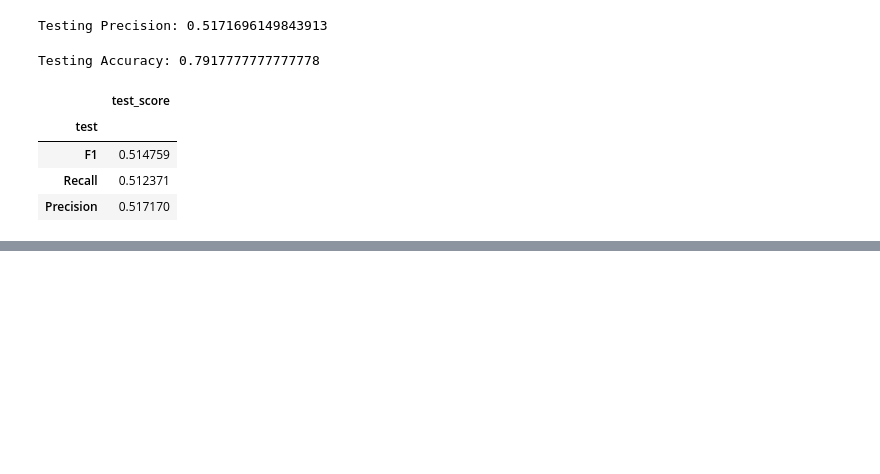
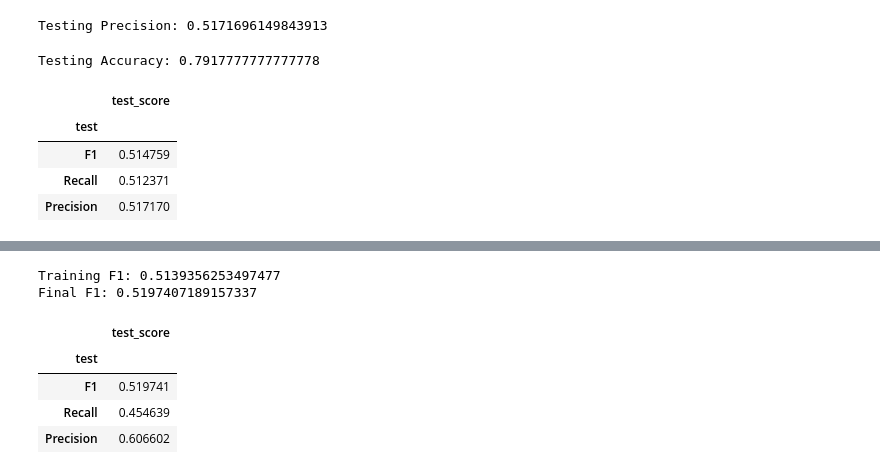
Before and after one commit to carlosiruiz/Bakeoff2, a Jupyter notebook: 2020_09_22_classification_bakeoff_modeling.ipynb, the cells around one changed output, grey strips where cells are left out. Cells and saved outputs as stored; diff of their text form; code cells hidden in the pictures; blank space fills up the shorter version.

```diff
--- a/2020_09_22_classification_bakeoff_modeling.ipynb
+++ b/2020_09_22_classification_bakeoff_modeling.ipynb
@@ -1316,0 +1394,22 @@ pickle_out.close()
+# %%
+# Probability threshold of 0.5 optimizes our f1 score. Let's fit this model to our entire dataset (X)
+y_pred_test = (grid_fin2.best_estimator_.predict_proba(X_test)[:,1] >= 0.663).astype(bool)
+# %%
+# Compare model performance on training and test sets
+print('Training F1:', grid_fin2.best_score_)
+print('Final F1:', metrics.f1_score(y_test, y_pred_test))
+# %% [output]
+Training F1: 0.5139356253497477
+Final F1: 0.5197407189157337
+# %%
+fin_results = pd.DataFrame([{'test': 'F1', 'test_score': metrics.f1_score(y_test, y_pred_test)},
+                           {'test': 'Recall', 'test_score': metrics.recall_score(y_test, y_pred_test)},
+                           {'test': 'Precision', 'test_score': metrics.precision_score(y_test, y_pred_test)}])
+fin_results.set_index('test', inplace=True)
+fin_results
+# %% [output]
+|  | test_score |
+| test |  |
+| F1 | 0.519741 |
+| Recall | 0.454639 |
+| Precision | 0.606602 |
```
Also changed, not shown: parts of 11 cells of this notebook, 4 other files.
